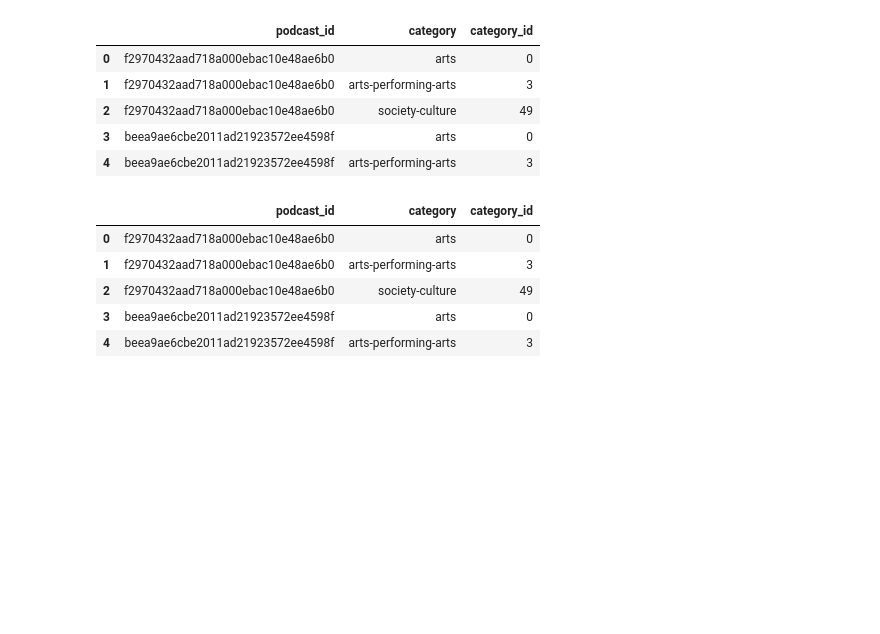
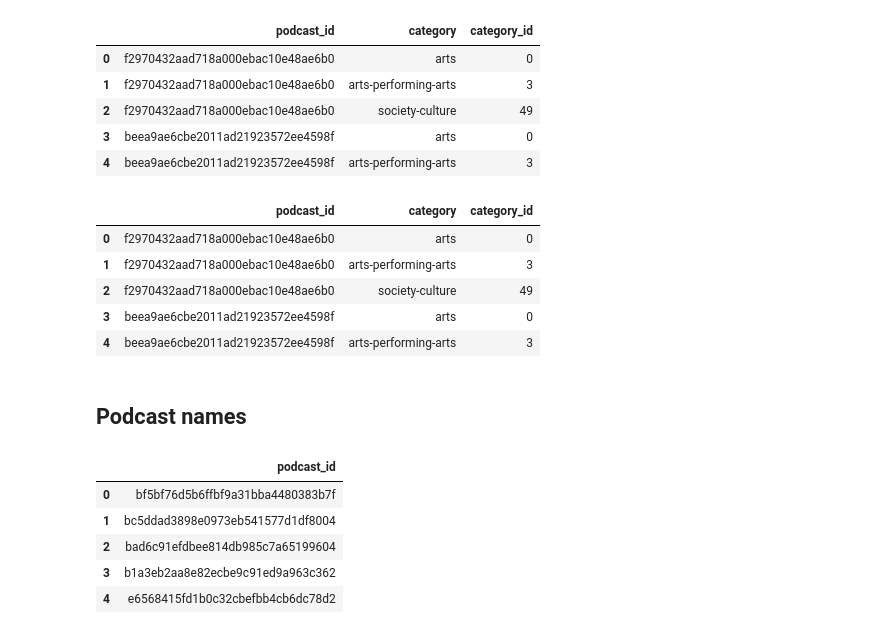
Before and after one commit to ManuelAlejandroMartinezFlores/ProyectoRecomendacionGrafo, a Jupyter notebook: data/exploration.ipynb, the cells around one changed output. Cells and saved outputs as stored; diff of their text form; code cells hidden in the pictures; blank space fills up the shorter version.

```diff
--- a/data/exploration.ipynb
+++ b/data/exploration.ipynb
@@ -312,3 +312,5 @@ cat.head()
 | 2 | f2970432aad718a000ebac10e48ae6b0 | society-culture | 49 |
 | 3 | beea9ae6cbe2011ad21923572ee4598f | arts | 0 |
 | 4 | beea9ae6cbe2011ad21923572ee4598f | arts-performing-arts | 3 |
+# %% [markdown]
+## Podcast names
@@ -314,0 +322,10 @@ cat.head()
+# %%
+pod_sample = pd.read_csv('podcast_sample.csv')
+pod_sample.head()
+# %% [output]
+|  | podcast_id |
+| 0 | bf5bf76d5b6ffbf9a31bba4480383b7f |
+| 1 | bc5ddad3898e0973eb541577d1df8004 |
+| 2 | bad6c91efdbee814db985c7a65199604 |
+| 3 | b1a3eb2aa8e82ecbe9c91ed9a963c362 |
+| 4 | e6568415fd1b0c32cbefbb4cb6dc78d2 |
```
Also changed, not shown: parts of 7 cells of this notebook, 2 other files.
